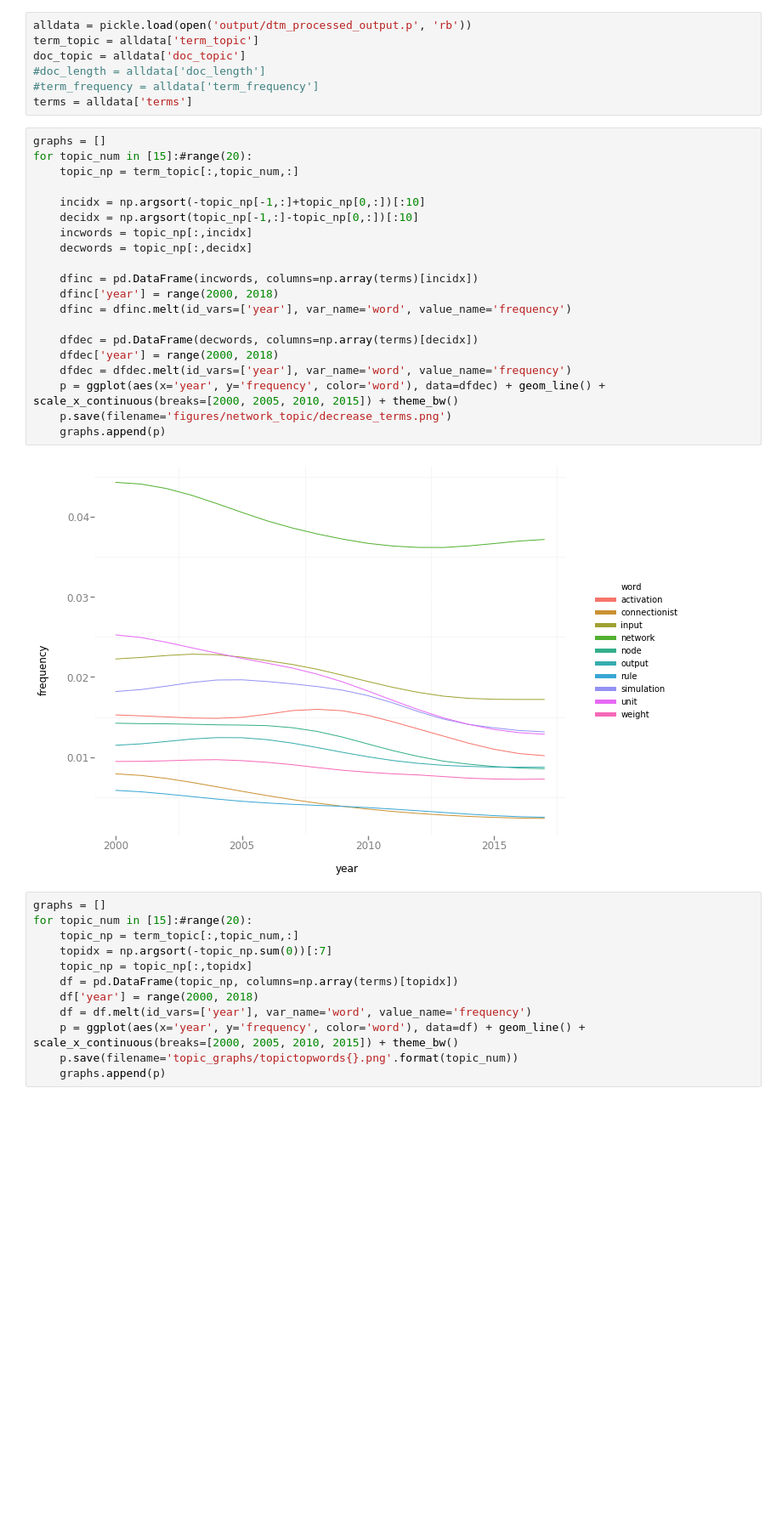
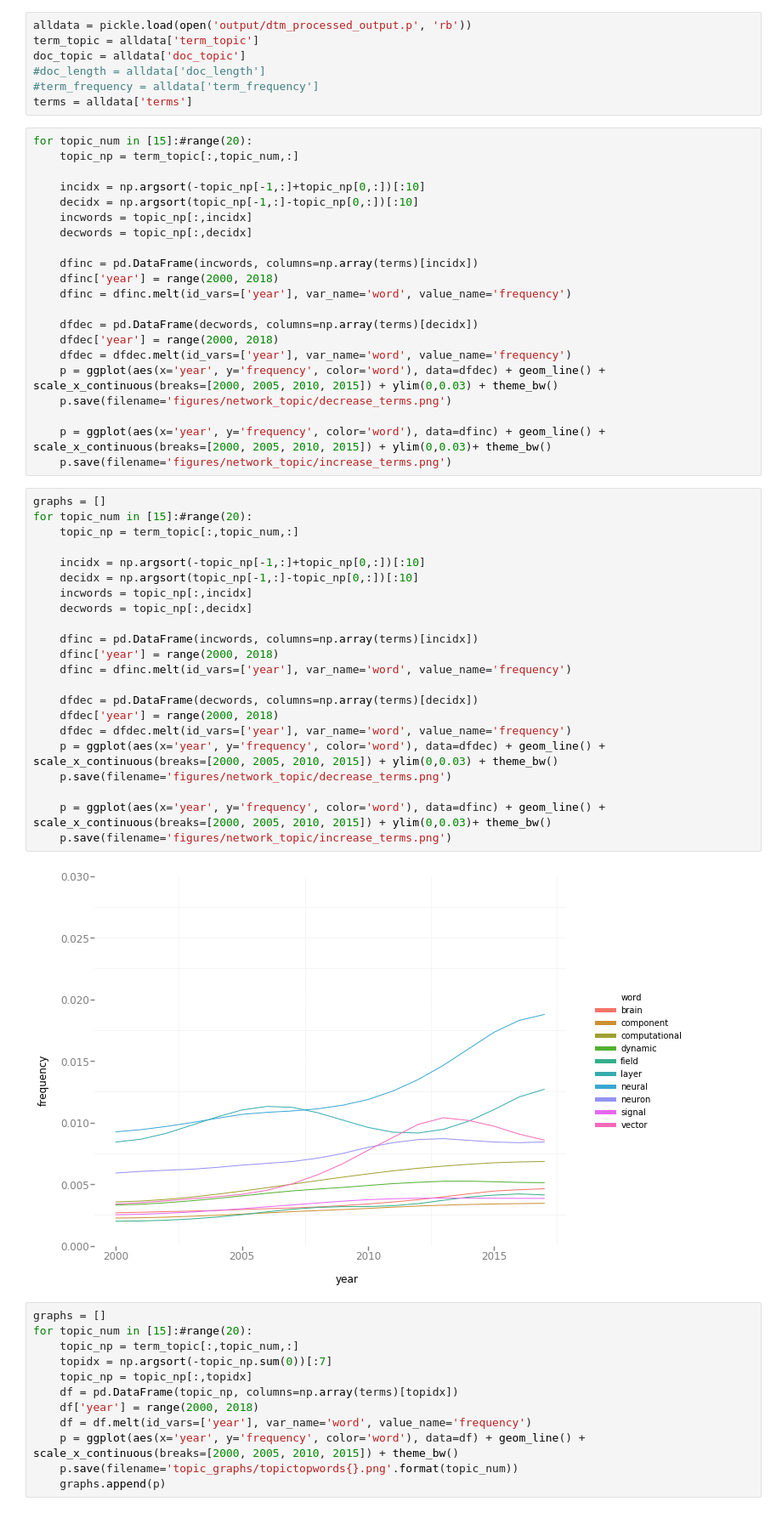
Before and after one commit to anselmrothe/dtm, a Jupyter notebook: create_topic_topword_graphs.ipynb, the cells around one changed output. Shown at 85% size. Saved outputs shown, nothing was run; the diff lists cells and outputs as text; blank space fills up the shorter version.

```diff
--- a/create_topic_topword_graphs.ipynb
+++ b/create_topic_topword_graphs.ipynb
@@ -14,28 +14,51 @@ doc_topic = alldata['doc_topic']
 #doc_length = alldata['doc_length']
 #term_frequency = alldata['term_frequency']
 terms = alldata['terms']
+# %%
+for topic_num in [15]:#range(20):
+    topic_np = term_topic[:,topic_num,:]
+
+    incidx = np.argsort(-topic_np[-1,:]+topic_np[0,:])[:10]
+    decidx = np.argsort(topic_np[-1,:]-topic_np[0,:])[:10]
+    incwords = topic_np[:,incidx]
+    decwords = topic_np[:,decidx]
+
+    dfinc = pd.DataFrame(incwords, columns=np.array(terms)[incidx])
+    dfinc['year'] = range(2000, 2018)
+    dfinc = dfinc.melt(id_vars=['year'], var_name='word', value_name='frequency')
+
+    dfdec = pd.DataFrame(decwords, columns=np.array(terms)[decidx])
+    dfdec['year'] = range(2000, 2018)
+    dfdec = dfdec.melt(id_vars=['year'], var_name='word', value_name='frequency')
+    p = ggplot(aes(x='year', y='frequency', color='word'), data=dfdec) + geom_line() + scale_x_continuous(breaks=[2000, 2005, 2010, 2015]) + ylim(0,0.03) + theme_bw()
+    p.save(filename='figures/network_topic/decrease_terms.png')
+
+    p = ggplot(aes(x='year', y='frequency', color='word'), data=dfinc) + geom_line() + scale_x_continuous(breaks=[2000, 2005, 2010, 2015]) + ylim(0,0.03)+ theme_bw()
+    p.save(filename='figures/network_topic/increase_terms.png')
 # %%
 graphs = []
 for topic_num in [15]:#range(20):
     topic_np = term_topic[:,topic_num,:]
 
     incidx = np.argsort(-topic_np[-1,:]+topic_np[0,:])[:10]
     decidx = np.argsort(topic_np[-1,:]-topic_np[0,:])[:10]
     incwords = topic_np[:,incidx]
     decwords = topic_np[:,decidx]
 
     dfinc = pd.DataFrame(incwords, columns=np.array(terms)[incidx])
     dfinc['year'] = range(2000, 2018)
     dfinc = dfinc.melt(id_vars=['year'], var_name='word', value_name='frequency')
 
     dfdec = pd.DataFrame(decwords, columns=np.array(terms)[decidx])
     dfdec['year'] = range(2000, 2018)
     dfdec = dfdec.melt(id_vars=['year'], var_name='word', value_name='frequency')
-    p = ggplot(aes(x='year', y='frequency', color='word'), data=dfdec) + geom_line() + scale_x_continuous(breaks=[2000, 2005, 2010, 2015]) + theme_bw()
+    p = ggplot(aes(x='year', y='frequency', color='word'), data=dfdec) + geom_line() + scale_x_continuous(breaks=[2000, 2005, 2010, 2015]) + ylim(0,0.03) + theme_bw()
     p.save(filename='figures/network_topic/decrease_terms.png')
-    graphs.append(p)
+
+    p = ggplot(aes(x='year', y='frequency', color='word'), data=dfinc) + geom_line() + scale_x_continuous(breaks=[2000, 2005, 2010, 2015]) + ylim(0,0.03)+ theme_bw()
+    p.save(filename='figures/network_topic/increase_terms.png')
 # %% [output]
-[figure, old version]
+[figure, new version]
 # %%
 graphs = []
 for topic_num in [15]:#range(20):
```
Also changed, not shown: 15 other files.
